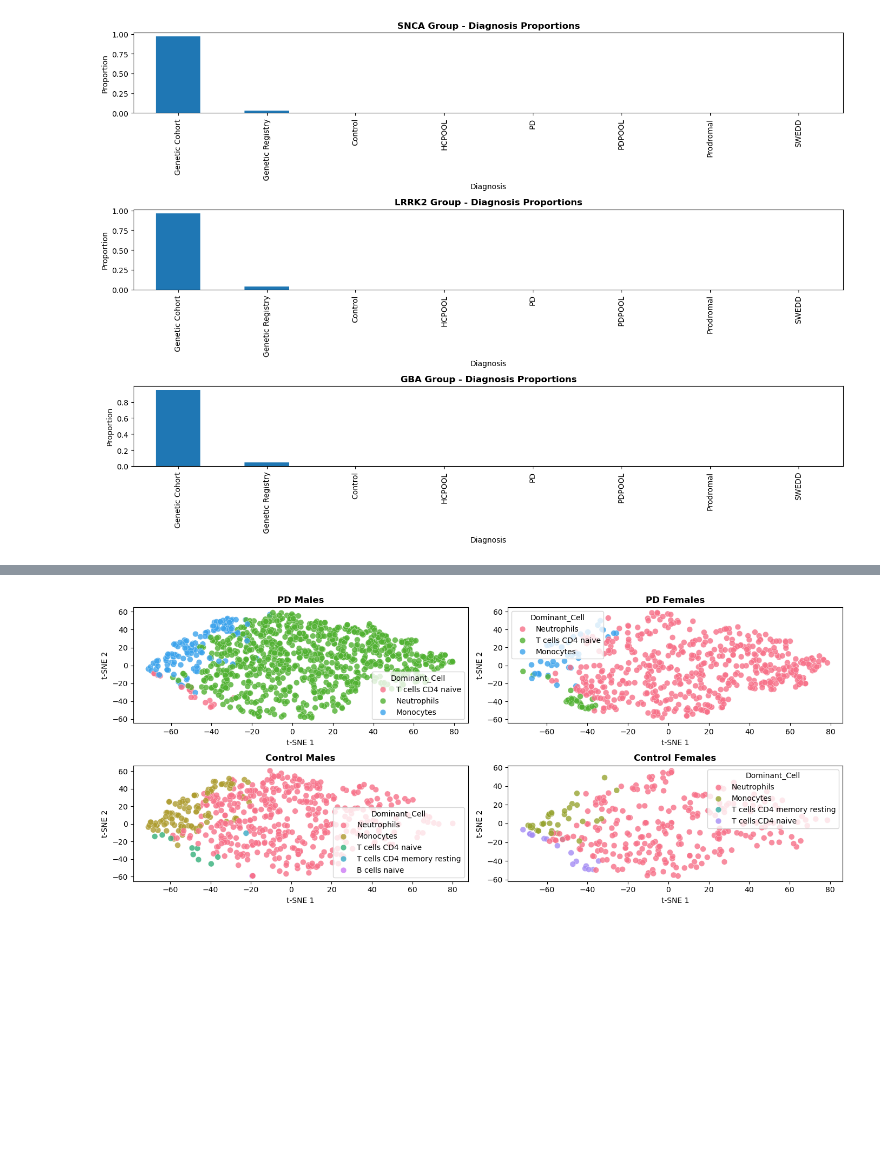
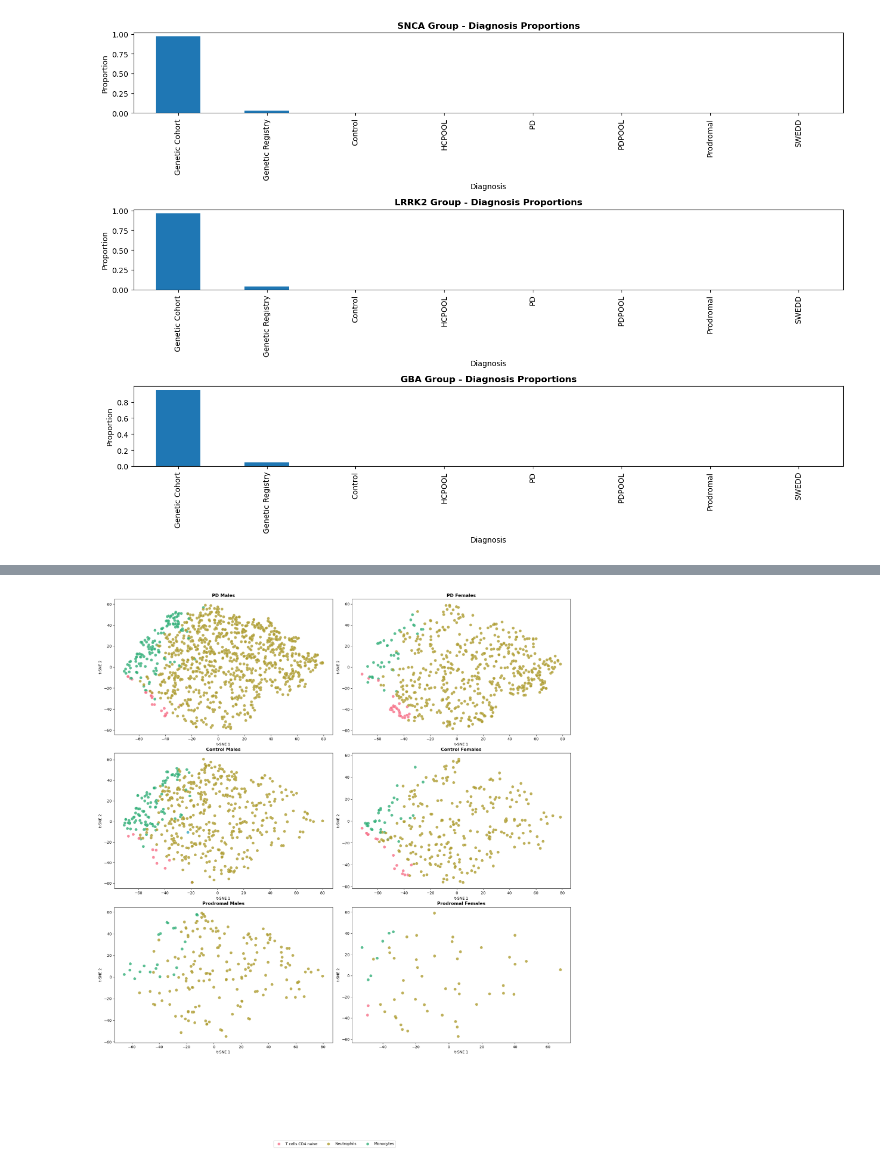
Before and after one commit to perpk/ppmi-wip, a Jupyter notebook: ppmi-wip.deconvolution-cibersortx.ipynb, the cells around one changed output, grey strips where cells are left out. Drawn from its saved outputs; the diff is of its cells as text; code cells hidden in the pictures; blank space fills up the shorter version.

Commit message:
t-SNE per Gender incl. Prodromal Cases

```diff
--- a/ppmi-wip.deconvolution-cibersortx.ipynb
+++ b/ppmi-wip.deconvolution-cibersortx.ipynb
@@ -284,49 +313,64 @@ plt.show()
 # %%
+import matplotlib.pyplot as plt
+import seaborn as sns
+from sklearn.manifold import TSNE
+import numpy as np
+
 def run_tsne(data):
     tsne = TSNE(n_components=2, random_state=42, perplexity=30)
     return tsne.fit_transform(data[cell_types])
 
-cibersortx_df_tsne = cibersortx_df.copy()
+# Create a consistent color palette across all plots
+unique_celltypes = cibersortx_df_tsne['Dominant_Cell'].unique()
+palette = sns.color_palette('husl', n_colors=len(unique_celltypes))
+celltype_colors = dict(zip(unique_celltypes, palette))
 
-# Add t-SNE coordinates to dataframe
-cibersortx_df_tsne['tSNE1'], cibersortx_df_tsne['tSNE2'] = run_tsne(cibersortx_df_tsne)[:, 0], run_tsne(cibersortx_df_tsne)[:, 1]
-cibersortx_df_tsne['Dominant_Cell'] = cibersortx_df_tsne[cell_types].idxmax(axis=1)
+plt.figure(figsize=(18, 20))
 
-plt.figure(figsize=(14, 6))
+# Create a list to store legend handles and labels
+legend_handles = []
+legend_labels = []
 
-plt.subplot(2, 2, 1)
-sns.scatterplot(data=cibersortx_df_tsne[(cibersortx_df_tsne['Gender'] == 'Male') & (cibersortx_df_tsne['Diagnosis'] == 'PD')], x='tSNE1', y='tSNE2',
-                hue='Dominant_Cell', palette='husl',
-                s=60, alpha=0.8, edgecolor='w', linewidth=0.3)
-plt.title('PD Males', fontweight='bold')
-plt.xlabel('t-SNE 1')
-plt.ylabel('t-SNE 2')
+# Define the subplot cases
+cases = [
+    ('Male', 'PD'),
+    ('Female', 'PD'),
+    ('Male', 'Control'),
+    ('Female', 'Control'),
+    ('Male', 'Prodromal'),
+    ('Female', 'Prodromal')
+]
 
-plt.subplot(2, 2, 2)
-sns.scatterplot(data=cibersortx_df_tsne[(cibersortx_df_tsne['Gender'] == 'Female') & (cibersortx_df_tsne['Diagnosis'] == 'PD')], x='tSNE1', y='tSNE2',
-                hue='Dominant_Cell', palette='husl',
-                s=60, alpha=0.8, edgecolor='w', linewidth=0.3)
-plt.title('PD Females', fontweight='bold')
-plt.xlabel('t-SNE 1')
-plt.ylabel('t-SNE 2')
+for i, (gender, diagnosis) in enumerate(cases, 1):
+    plt.subplot(3, 2, i)
+    subset = cibersortx_df_tsne[(cibersortx_df_tsne['Gender'] == gender) &
+                               (cibersortx_df_tsne['Diagnosis'] == diagnosis)]
 
-plt.subplot(2, 2, 3)
-sns.scatterplot(data=cibersortx_df_tsne[(cibersortx_df_tsne['Gender'] == 'Male') & (cibersortx_df_tsne['Diagnosis'] == 'Control')], x='tSNE1', y='tSNE2',
-                hue='Dominant_Cell', palette='husl',
-                s=60, alpha=0.8, edgecolor='w', linewidth=0.3)
-plt.title('Control Males', fontweight='bold')
-plt.xlabel('t-SNE 1')
-plt.ylabel('t-SNE 2')
+    # Plot and capture the legend data only once
+    scatter = sns.scatterplot(data=subset, x='tSNE1', y='tSNE2',
+                             hue='Dominant_Cell', palette=celltype_colors,
+                             s=60, alpha=0.8, edgecolor='w', linewidth=0.3)
 
-plt.subplot(2, 2, 4)
-sns.scatterplot(data=cibersortx_df_tsne[(cibersortx_df_tsne['Gender'] == 'Female') & (cibersortx_df_tsne['Diagnosis'] == 'Control')], x='tSNE1', y='tSNE2',
-                hue='Dominant_Cell', palette='husl',
-                s=60, alpha=0.8, edgecolor='w', linewidth=0.3)
-plt.title('Control Females', fontweight='bold')
-plt.xlabel('t-SNE 1')
-plt.ylabel('t-SNE 2')
+    plt.title(f'{diagnosis} {gender}s', fontweight='bold')
+    plt.xlabel('t-SNE 1')
+    plt.ylabel('t-SNE 2')
+
+    # Only collect legend handles/labels once
+    if i == 1:
+        handles, labels = scatter.get_legend_handles_labels()
+        legend_handles = handles
+        legend_labels = labels
+
+    # Remove individual legends
+    scatter.legend_.remove()
+
+# Create a single common legend
+plt.figlegend(handles=legend_handles, labels=legend_labels,
+              loc='lower center', ncol=min(6, len(unique_celltypes)),
+              bbox_to_anchor=(0.5, -0.05))
 
 plt.tight_layout()
+plt.subplots_adjust(bottom=0.15)  # Adjust for legend space
 plt.show()
 # %% [output]
-[figure, old version]
+[figure, new version]
```
Also changed, not shown: parts of 2 cells of this notebook.
